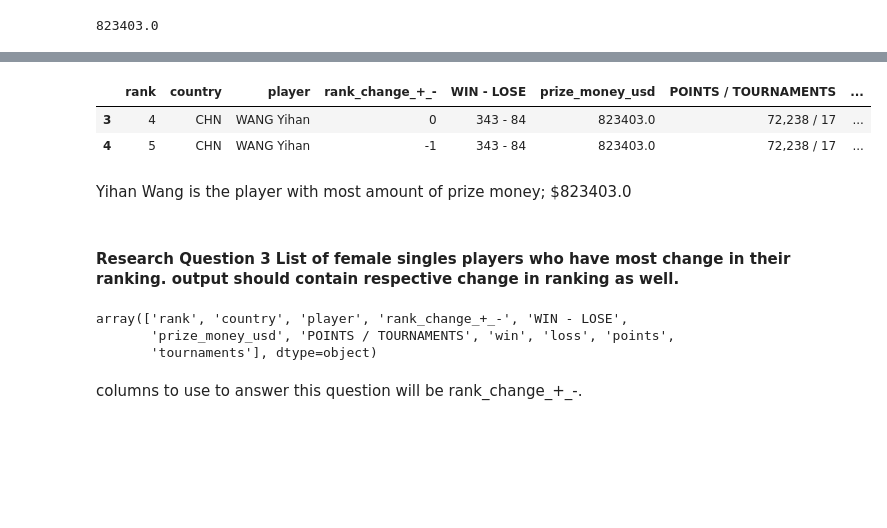
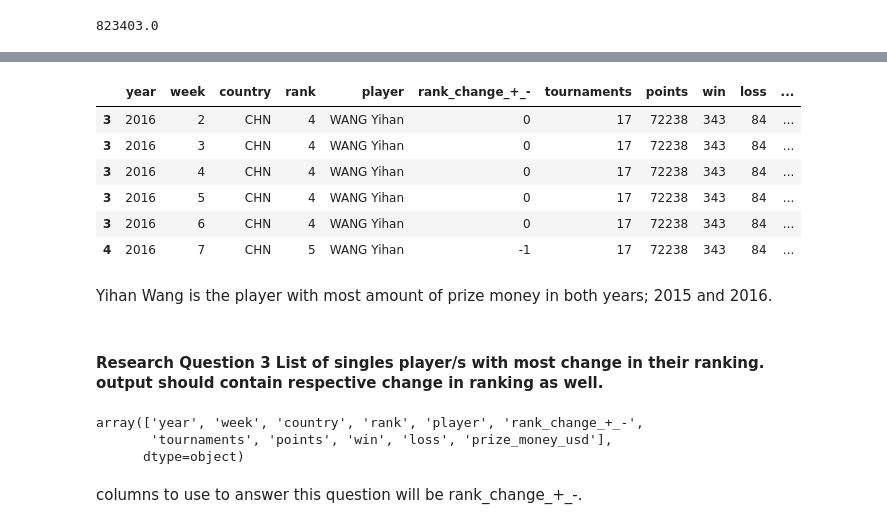
Before and after one commit to sdaphtardar/bwf-data, a Jupyter notebook: Data_Analysis_BWF-data.ipynb, the cells around one changed output, grey strips where cells are left out. Cells and saved outputs as stored; diff of their text form; code cells hidden in the pictures; blank space fills up the shorter version.

Commit message:
answered questions related to finding busiest single player and player who made most amount of money for each year

```diff
--- a/Data_Analysis_BWF-data.ipynb
+++ b/Data_Analysis_BWF-data.ipynb
@@ -777,19 +815,23 @@ max(df.prize_money_usd)
 # %%
-df[df['prize_money_usd']==max(df.prize_money_usd)]
+df_new[df_new['prize_money_usd']==max(df_new.prize_money_usd)]
 # %% [output]
-|  | rank | country | player | rank_change_+_- | WIN - LOSE | prize_money_usd | POINTS / TOURNAMENTS | ... |
-| 3 | 4 | CHN | WANG Yihan | 0 | 343 - 84 | 823403.0 | 72,238 / 17 | ... |
-| 4 | 5 | CHN | WANG Yihan | -1 | 343 - 84 | 823403.0 | 72,238 / 17 | ... |
+|  | year | week | country | rank | player | rank_change_+_- | tournaments | points | win | loss | ... |
+| 3 | 2016 | 2 | CHN | 4 | WANG Yihan | 0 | 17 | 72238 | 343 | 84 | ... |
+| 3 | 2016 | 3 | CHN | 4 | WANG Yihan | 0 | 17 | 72238 | 343 | 84 | ... |
+| 3 | 2016 | 4 | CHN | 4 | WANG Yihan | 0 | 17 | 72238 | 343 | 84 | ... |
+| 3 | 2016 | 5 | CHN | 4 | WANG Yihan | 0 | 17 | 72238 | 343 | 84 | ... |
+| 3 | 2016 | 6 | CHN | 4 | WANG Yihan | 0 | 17 | 72238 | 343 | 84 | ... |
+| 4 | 2016 | 7 | CHN | 5 | WANG Yihan | -1 | 17 | 72238 | 343 | 84 | ... |
 # %% [markdown]
-Yihan Wang is the player with most amount of prize money; $823403.0
+Yihan Wang is the player with most amount of prize money in both years; 2015 and 2016.
 # %% [markdown]
-#### Research Question 3  List of female singles players who have most change in their ranking. output should contain respective change in ranking as well.
+#### Research Question 3  List of singles player/s with most change in their ranking. output should contain respective change in ranking as well.
 # %%
-df.columns.values
+df_new.columns.values
 # %% [output]
-array(['rank', 'country', 'player', 'rank_change_+_-', 'WIN - LOSE',
-       'prize_money_usd', 'POINTS / TOURNAMENTS', 'win', 'loss', 'points',
-       'tournaments'], dtype=object)
+array(['year', 'week', 'country', 'rank', 'player', 'rank_change_+_-',
+       'tournaments', 'points', 'win', 'loss', 'prize_money_usd'],
+      dtype=object)
 # %% [markdown]
 columns to use to answer this question will be rank_change_+_-.
 # %%
```
Also changed, not shown: parts of 23 cells of this notebook.
